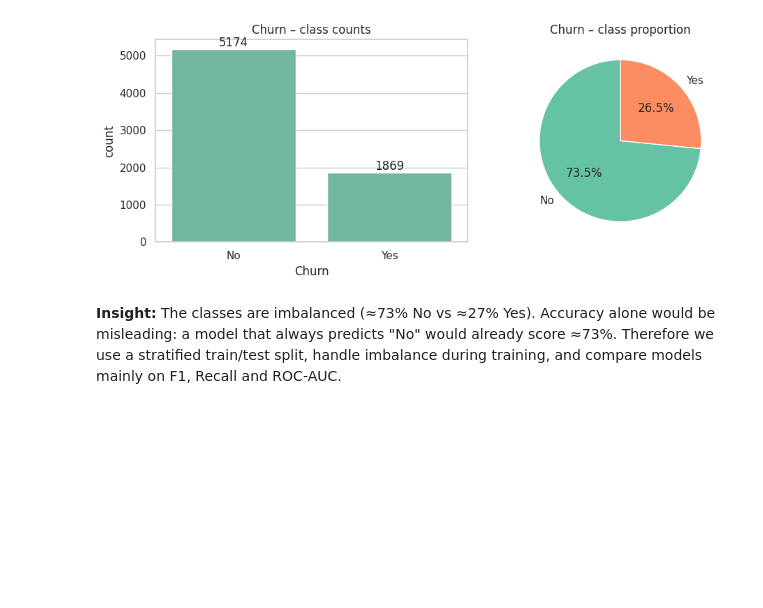
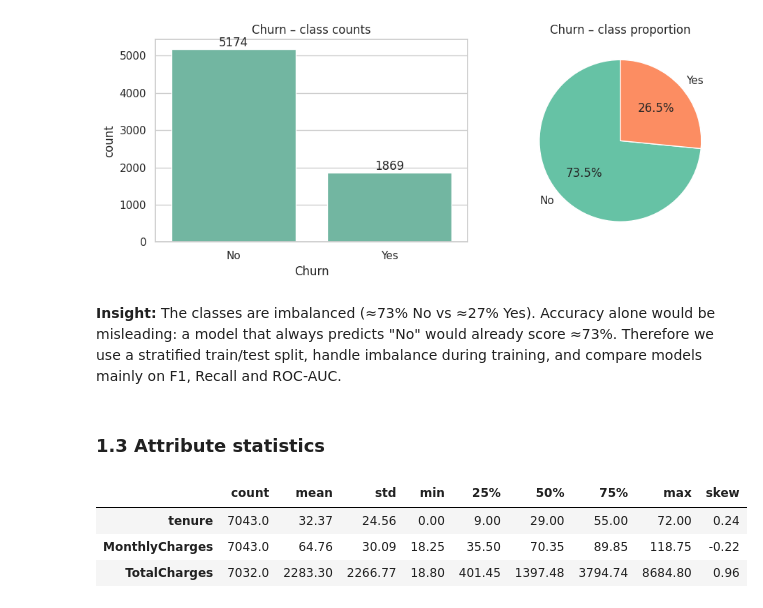
Before and after one commit to charuka200/telco-churn-ml, a Jupyter notebook: Telco_Churn_Coursework.ipynb, the cells around one changed output. Saved outputs shown, nothing was run; the diff lists cells and outputs as text; code cells hidden in the pictures; blank space fills up the shorter version.

Commit message:
attribute statistics

```diff
--- a/Telco_Churn_Coursework.ipynb
+++ b/Telco_Churn_Coursework.ipynb
@@ -150,3 +150,16 @@ Yes     1869    26.54
 [figure]
 # %% [markdown]
 **Insight:** The classes are imbalanced (≈73% No vs ≈27% Yes). Accuracy alone would be misleading: a model that always predicts "No" would already score ≈73%. Therefore we use a stratified train/test split, handle imbalance during training, and compare models mainly on F1, Recall and ROC-AUC.
+# %% [markdown]
+### 1.3 Attribute statistics
+# %%
+# Summary statistics for the numerical attributes
+num_cols = ['tenure', 'MonthlyCharges', 'TotalCharges']
+desc = df[num_cols].describe().T
+desc['skew'] = df[num_cols].skew()      # >0 = long right tail
+desc.round(2)
+# %% [output]
+|  | count | mean | std | min | 25% | 50% | 75% | max | skew |
+| tenure | 7043.0 | 32.37 | 24.56 | 0.00 | 9.00 | 29.00 | 55.00 | 72.00 | 0.24 |
+| MonthlyCharges | 7043.0 | 64.76 | 30.09 | 18.25 | 35.50 | 70.35 | 89.85 | 118.75 | -0.22 |
+| TotalCharges | 7032.0 | 2283.30 | 2266.77 | 18.80 | 401.45 | 1397.48 | 3794.74 | 8684.80 | 0.96 |
```
Also changed, not shown: parts of 3 cells of this notebook.
